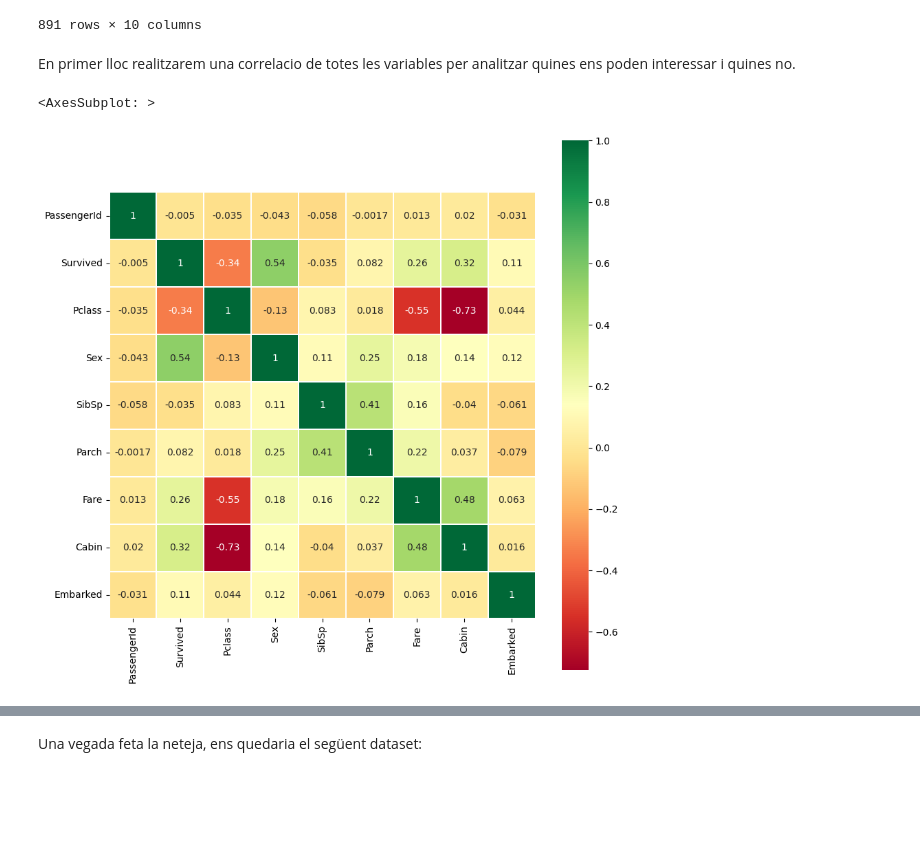
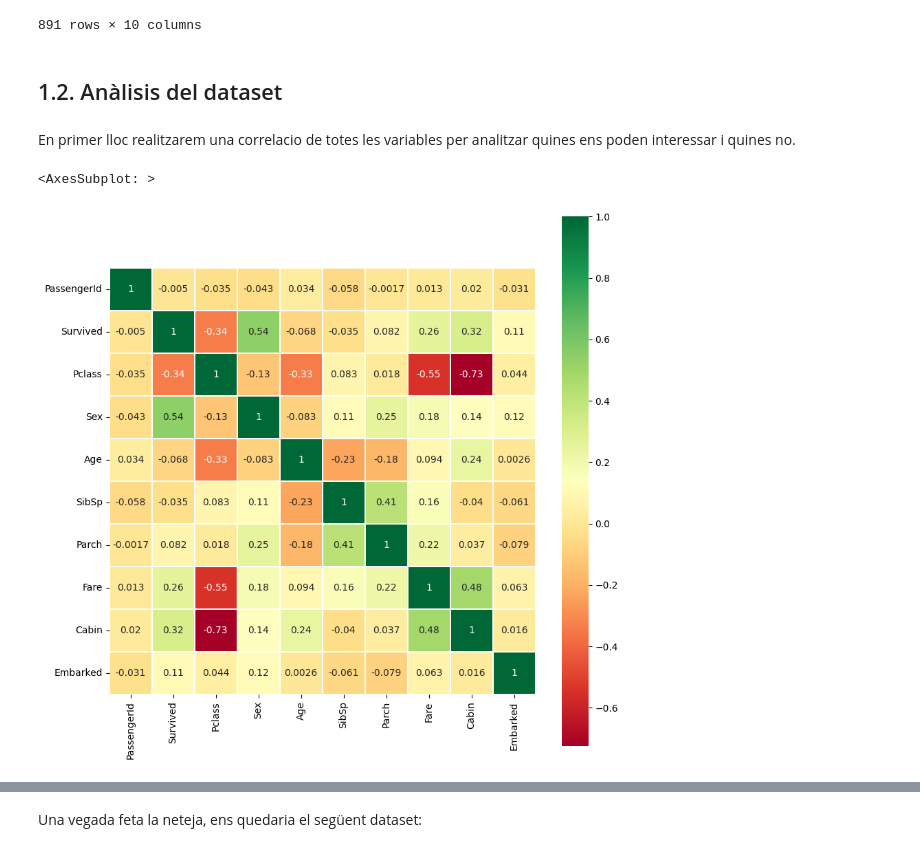
Before and after one commit to Luisbp27/practica2_ia, a Jupyter notebook: src/main.ipynb, the cells around one changed output, grey strips where cells are left out. Cells and saved outputs as stored; diff of their text form; code cells hidden in the pictures; blank space fills up the shorter version.

```diff
--- a/src/main.ipynb
+++ b/src/main.ipynb
@@ -51,29 +96,32 @@ df
 # %%
-# Eliminam les variables Name i Ticket perquè no es poden substituir per nombres
-del df["Name"]
-del df["Ticket"]
+model = df
+
+# Eliminam les variables Name i Ticket
+del model["Name"]
+del model["Ticket"]
 
 # Modificam la variable Sex
-df = df.replace(to_replace="male", value=0)
-df = df.replace(to_replace="female", value=1)
+model = model.replace(to_replace="male", value=0)
+model = model.replace(to_replace="female", value=1)
 
 # Calculam la mitjana d'edat de la gent del vaixell
-edat = df[["Age"]]
+edat = model[["Age"]]
 edat = edat.dropna()
 edat = int(edat.mean())
 edat = float(edat)
 
-df["Age"] = df["Age"].replace(np.nan, str(edat))
+# Modificam els valors no numèrics per la mitjana
+model["Age"] = model["Age"].replace(np.nan, edat)
 
-# Modificam el valor Cabin per saber si el passatger té cabina o no
-df["Cabin"] = df["Cabin"].notnull().astype("int")
+# Modificam el valor Cabin
+model["Cabin"] = model["Cabin"].notnull().astype("int")
 
-# Modificam el calor Embarked per 1, 2, 3 segons el port d'embarcament
-df["Embarked"] = df["Embarked"].replace(to_replace="S", value=1)
-df["Embarked"] = df["Embarked"].replace(to_replace="C", value=2)
-df["Embarked"] = df["Embarked"].replace(to_replace="Q", value=3)
+# Modificam el valor Embarked
+model["Embarked"] = model["Embarked"].replace(to_replace="S", value=1)
+model["Embarked"] = model["Embarked"].replace(to_replace="C", value=2)
+model["Embarked"] = model["Embarked"].replace(to_replace="Q", value=3)
 
-df
+model
 # %% [output]
 |  | PassengerId | Survived | Pclass | Sex | Age | SibSp | Parch | Fare | Cabin | Embarked |
 | 0 | 1 | 0 | 3 | 0 | 22.0 | 1 | 0 | 7.2500 | 0 | 1.0 |
@@ -88,11 +136,13 @@ df
 | 889 | 890 | 1 | 1 | 0 | 26.0 | 0 | 0 | 30.0000 | 1 | 2.0 |
 | 890 | 891 | 0 | 3 | 0 | 32.0 | 0 | 0 | 7.7500 | 0 | 3.0 |
 891 rows × 10 columns
+# %% [markdown]
+## 1.2. Anàlisis del dataset
 # %% [markdown]
 En primer lloc realitzarem una correlacio de totes les variables per analitzar quines ens poden interessar i quines no.
 # %%
 corr_fig = plt.figure(figsize=(10,10))
-sns.heatmap(df.corr(), annot=True, square=True, cmap="RdYlGn", linewidths=0.2)
+sns.heatmap(model.corr(), annot=True, square=True, cmap="RdYlGn", linewidths=0.2)
 # %% [output]
 <AxesSubplot: >
-[figure, old version]
+[figure, new version]
```
Also changed, not shown: parts of 34 cells of this notebook.
